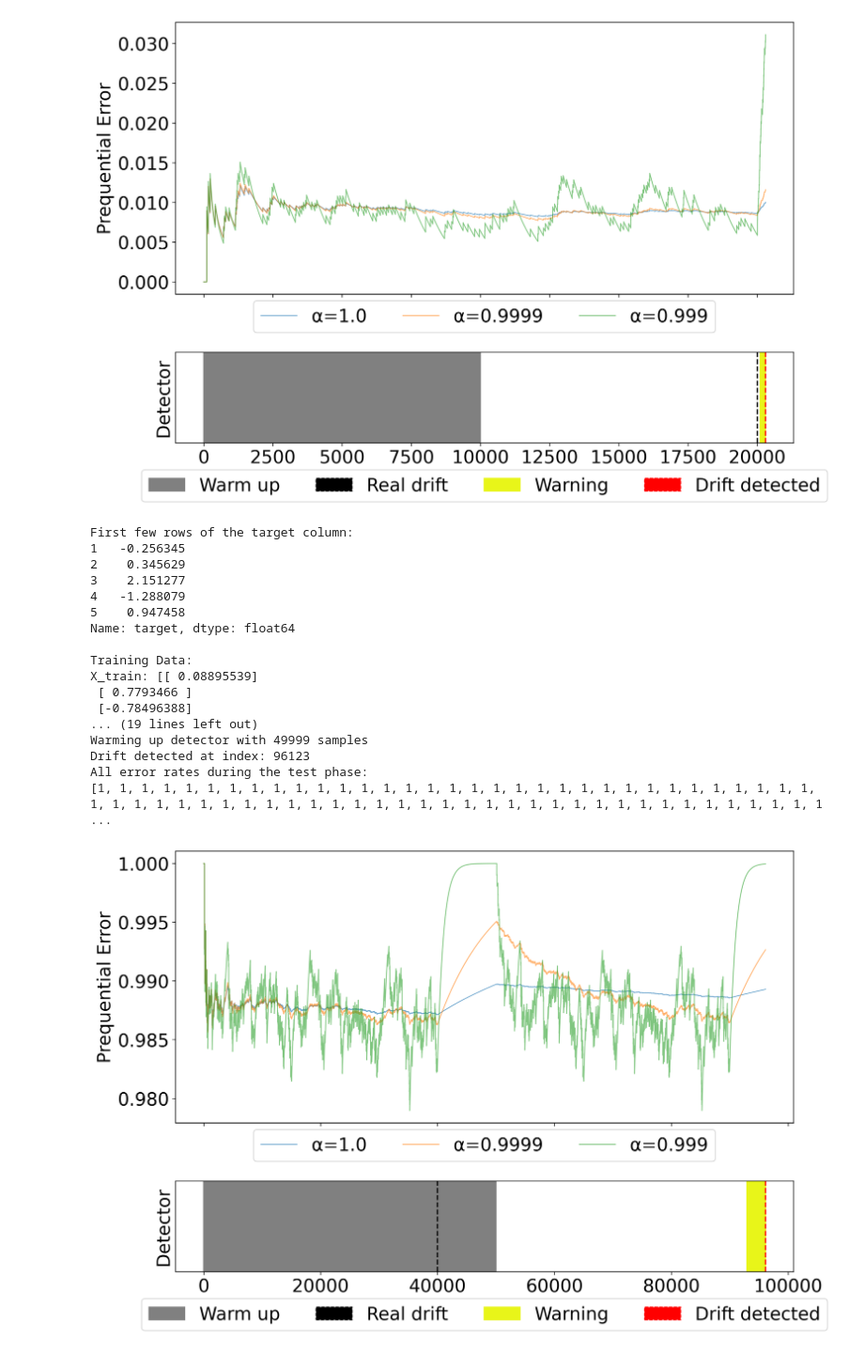
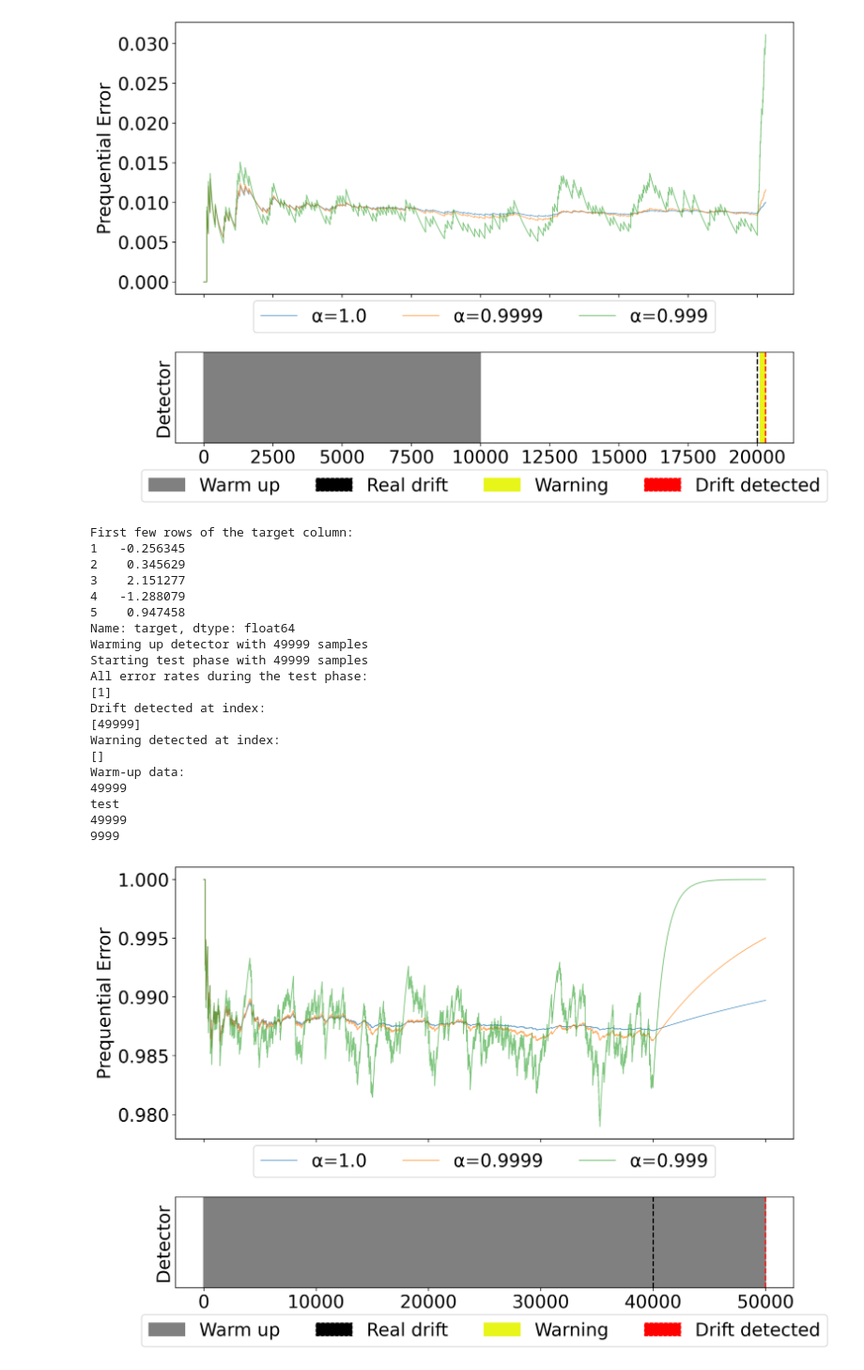
Before and after one commit to Moctader/Multiple_financial_model, a Jupyter notebook: test.ipynb, the cells around one changed output. Shown at 94% size. Drawn from its saved outputs; the diff is of its cells as text; code cells hidden in the pictures.

```diff
--- a/test.ipynb
+++ b/test.ipynb
@@ -242,7 +242,8 @@ from sklearn.model_selection import train_test_split
 from frouros.detectors.concept_drift import DDM, DDMConfig
 from frouros.metrics import PrequentialError
 import matplotlib.pyplot as plt
-import matplotlib.patches as mpatches
+import matplotlib.patches as patches
+
 
 # Set random seed for reproducibility
 random_state = 31
@@ -277,14 +278,9 @@ split_idx = len(X_reference) // 2  # 50% each subset (train and warmup)
 X_train, y_train = X_reference[:split_idx], y_reference[:split_idx]
 X_warmup, y_warmup = X_reference[split_idx:], y_reference[split_idx:]
 
-# Print the split data
-print("\nTraining Data:")
-print("X_train:", X_train[:5])  # Print first 5 rows for brevity
-print("y_train:", y_train[:5])  # Print first 5 rows for brevity
 
-print("\nWarm-up Data:")
-print("X_warmup:", X_warmup[:5])  # Print first 5 rows for brevity
-print("y_warmup:", y_warmup[:5])  # Print first 5 rows for brevity
+
+
 
 # Define and fit model
 model = DecisionTreeRegressor(random_state=random_state)
@@ -299,9 +295,9 @@ y_test[-drift_size:] += np.random.normal(0, 0.5, size=(drift_size, 1))
 
 # Detector configuration and instantiation
 config = DDMConfig(
-    warning_level=2.0,
-    drift_level=3.0,
-    min_num_instances=len(X_warmup),  # Minimum number of instances to start checking for drift
+    warning_level=2,
+    drift_level=3,
+    min_num_instances=2,  # Minimum number of instances to start checking for drift
 )
 detector = DDM(config=config)
 
@@ -331,6 +327,7 @@ for X, y in zip(X_warmup, y_warmup):
 
 idx_drift, idx_warning = [], []
 i = len(X_warmup)
+print(f"Starting test phase with {i} samples")
 errors = []  # List to store all errors
 for X, y in zip(X_test, y_test):
     y_pred = model.predict(X.reshape(1, -1))  # Model's prediction
@@ -345,7 +342,6 @@ for X, y in zip(X_test, y_test):
     status = detector.status
     if status["drift"]:
         # Drift detected
-        print(f"Drift detected at index: {i}")
         idx_drift.append(i)
         detector.reset()  # Reset detector
         for metric in metrics:  # Reset metrics
@@ -359,6 +355,13 @@ for X, y in zip(X_test, y_test):
 # Print all errors
 print("All error rates during the test phase:")
 print(errors)
+print("Drift detected at index:")
+
+print(idx_drift)
+print("Warning detected at index:")
+print(idx_warning)
+print("Warm-up data:")
+print(len(X_warmup))
 
 plt.rcParams.update({'font.size': 20})
 
@@ -416,39 +419,47 @@ ax[0].legend(
 ax[1].set_yticks([])
 ax[1].set_ylabel("Detector")
 drift_path = mpatches.Patch(color=drift_color, label="Drift detected", linestyle=drift_linestyle)
 warning_path = mpatches.Patch(color=warning_color, label="Warning")
 warmup_path = mpatches.Patch(color=warmup_color, label="Warm up")
 real_drift_path = mpatches.Patch(color=real_drift_color, label="Real drift", linestyle=drift_linestyle)
 ax[1].axvline(x=len(X_test) - drift_size,
+
+
               color=real_drift_color,
               linestyle=drift_linestyle,
               linewidth=1.5)
+print("test")
+print(len(X_test))
+print(drift_size)
 ax[1].legend(
     handles=[warmup_path, real_drift_path, warning_path, drift_path],
     loc="upper center",
     ncol=4,
     bbox_to_anchor=(0.5, -0.2),
     fancybox=True,
 )
 
 fig.tight_layout()
 plt.show()
 # %% [output]
 First few rows of the target column:
 1   -0.256345
 2    0.345629
 3    2.151277
 4   -1.288079
 5    0.947458
 Name: target, dtype: float64
-
-Training Data:
-X_train: [[ 0.08895539]
- [ 0.7793466 ]
- [-0.78496388]
-... (19 lines left out)
 Warming up detector with 49999 samples
-Drift detected at index: 96123
+Starting test phase with 49999 samples
 All error rates during the test phase:
-[1, 1, 1, 1, 1, 1, 1, 1, 1, 1, 1, 1, 1, 1, 1, 1, 1, 1, 1, 1, 1, 1, 1, 1, 1, 1, 1, 1, 1, 1, 1, 1, 1, 1, 1, 1, 1, 1, 1, 1, 1, 1, 1, 1, 1, 1, 1, 1, 1, 1, 1, 1, 1, 1, 1, 1, 1, 1, 1, 1, 1, 1, 1, 1, 1, 1, 1 ...
+[1]
+Drift detected at index:
+[49999]
+Warning detected at index:
+[]
+Warm-up data:
+49999
+test
+49999
+9999
-[figure, old version]
+[figure, new version]
```
Also changed, not shown: parts of 1 cell of this notebook.
